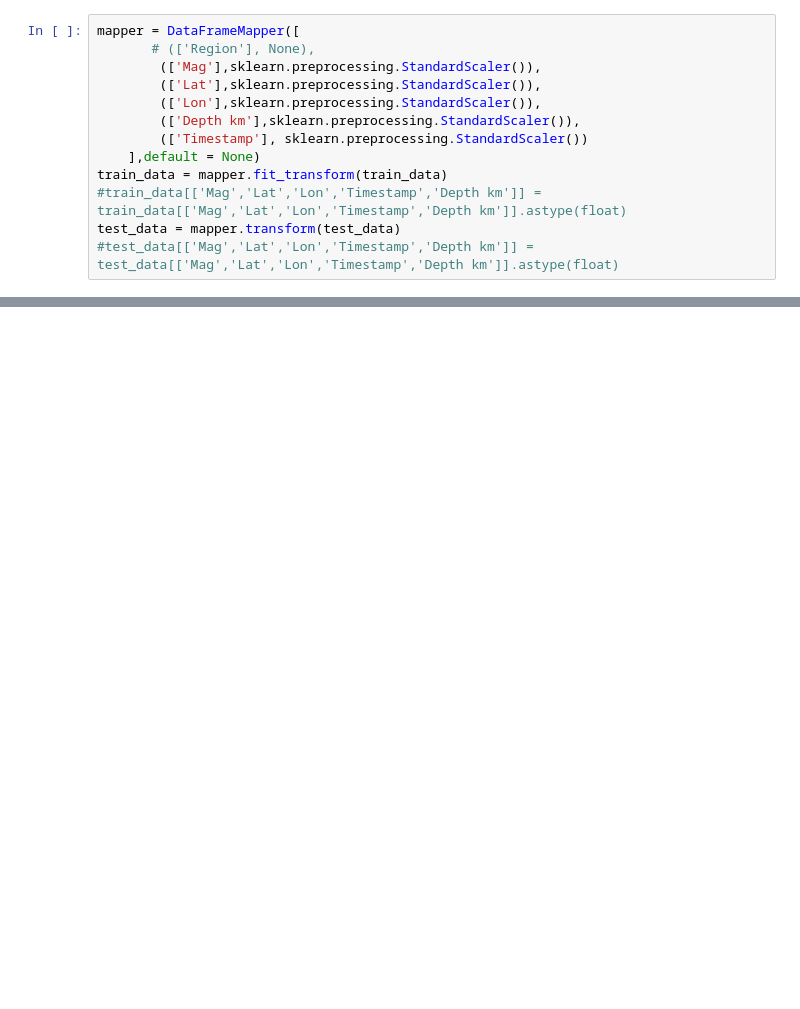
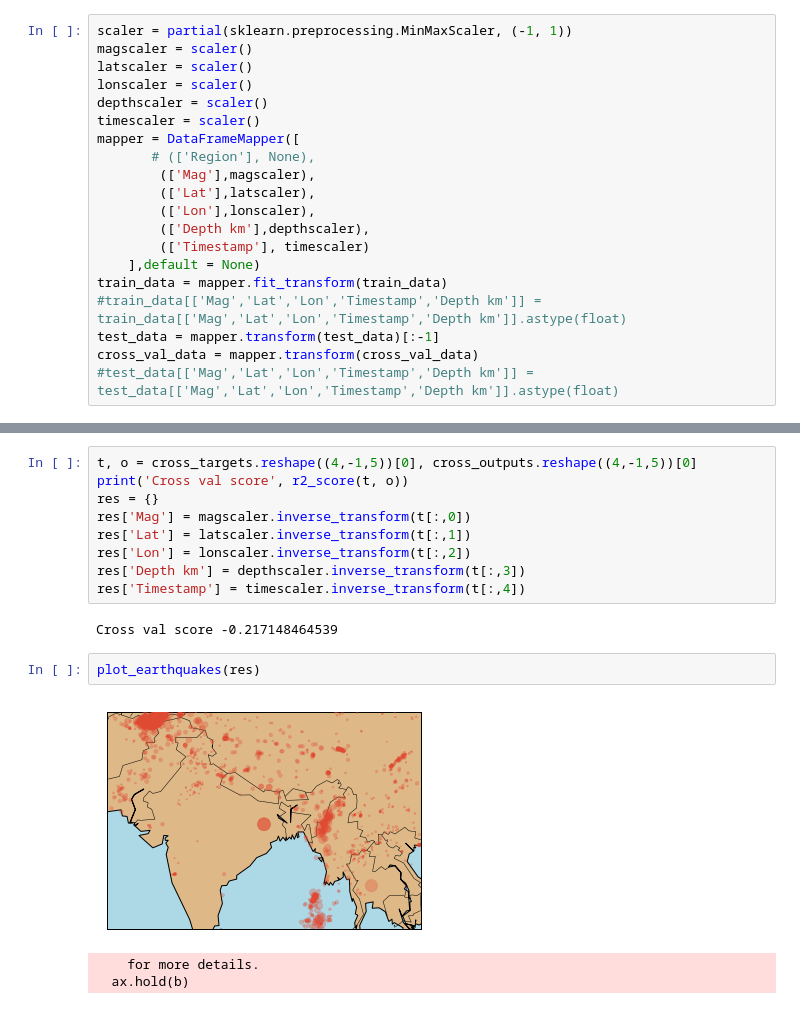
Before and after one commit to niksoc/earthquake, a Jupyter notebook: lstm.ipynb, the cells around one changed output, grey strips where cells are left out. Saved outputs shown, nothing was run; the diff lists cells and outputs as text; blank space fills up the shorter version.

```diff
--- a/lstm.ipynb
+++ b/lstm.ipynb
@@ -21,14 +39,21 @@ test_data = df.iloc[train_size:]
 # %%
+scaler = partial(sklearn.preprocessing.MinMaxScaler, (-1, 1))
+magscaler = scaler()
+latscaler = scaler()
+lonscaler = scaler()
+depthscaler = scaler()
+timescaler = scaler()
 mapper = DataFrameMapper([
        # (['Region'], None),
-        (['Mag'],sklearn.preprocessing.StandardScaler()),
-        (['Lat'],sklearn.preprocessing.StandardScaler()),
-        (['Lon'],sklearn.preprocessing.StandardScaler()),
-        (['Depth km'],sklearn.preprocessing.StandardScaler()),
-        (['Timestamp'], sklearn.preprocessing.StandardScaler())
+        (['Mag'],magscaler),
+        (['Lat'],latscaler),
+        (['Lon'],lonscaler),
+        (['Depth km'],depthscaler),
+        (['Timestamp'], timescaler)
     ],default = None)
 train_data = mapper.fit_transform(train_data)
 #train_data[['Mag','Lat','Lon','Timestamp','Depth km']] = train_data[['Mag','Lat','Lon','Timestamp','Depth km']].astype(float)
-test_data = mapper.transform(test_data)
+test_data = mapper.transform(test_data)[:-1]
+cross_val_data = mapper.transform(cross_val_data)
 #test_data[['Mag','Lat','Lon','Timestamp','Depth km']] = test_data[['Mag','Lat','Lon','Timestamp','Depth km']].astype(float)
 # %%
@@ -204,0 +241,17 @@ r2 scores for individual variables {'Timestamp': 0.66200000000000003, 'Depth km'
+# %%
+t, o = cross_targets.reshape((4,-1,5))[0], cross_outputs.reshape((4,-1,5))[0]
+print('Cross val score', r2_score(t, o))
+res = {}
+res['Mag'] = magscaler.inverse_transform(t[:,0])
+res['Lat'] = latscaler.inverse_transform(t[:,1])
+res['Lon'] = lonscaler.inverse_transform(t[:,2])
+res['Depth km'] = depthscaler.inverse_transform(t[:,3])
+res['Timestamp'] = timescaler.inverse_transform(t[:,4])
+# %% [output]
+Cross val score -0.217148464539
+# %%
+plot_earthquakes(res)
+# %% [output]
+[figure, added]
+    for more details.
+  ax.hold(b)
```
Also changed, not shown: parts of 7 cells of this notebook, 2 other files.
